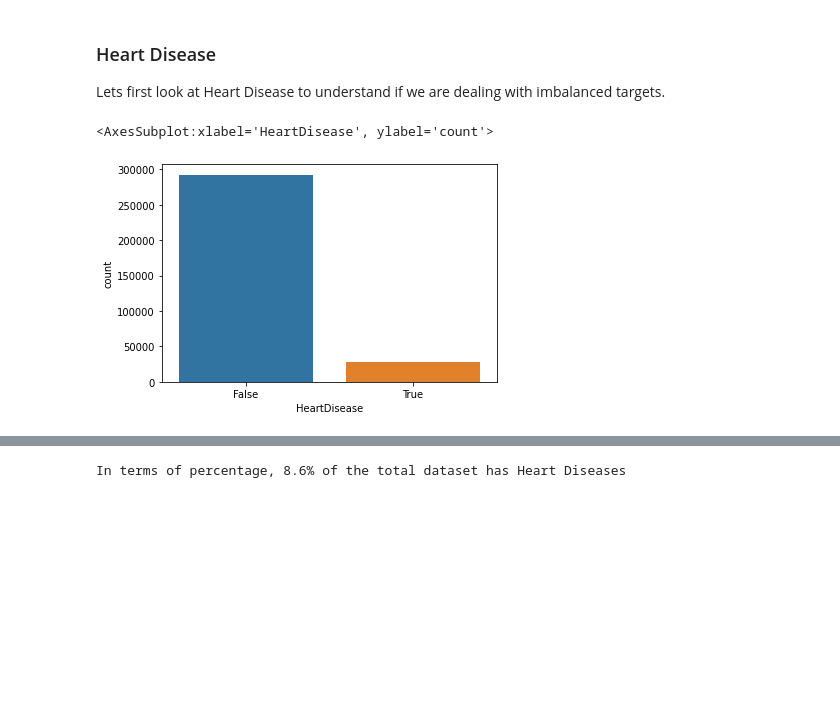
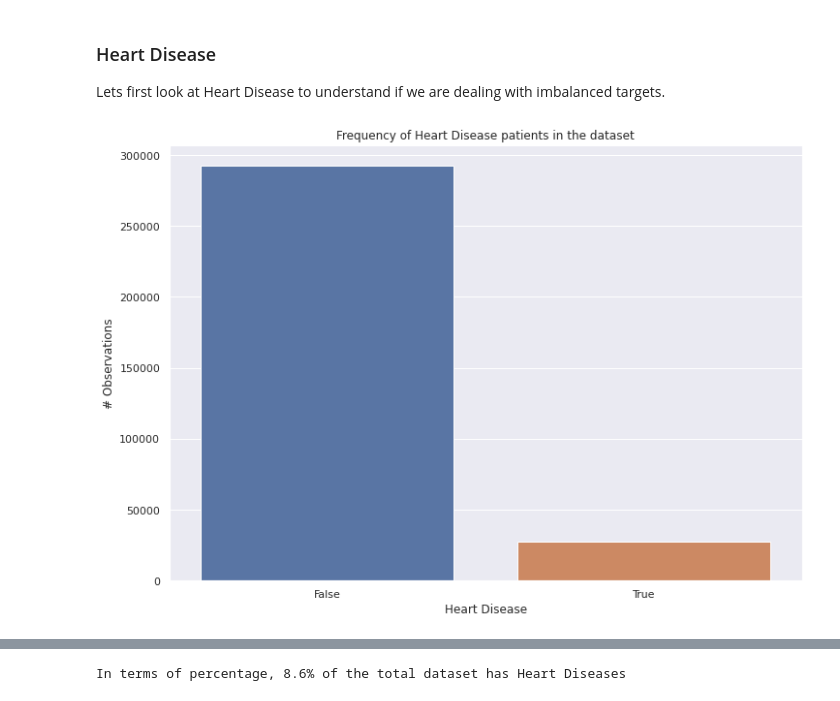
Before and after one commit to Portugapt/AAA-Explainability, a Jupyter notebook: source/1_preprocessing/1_heart-preprocess.ipynb, the cells around one changed output, grey strips where cells are left out. Cells and saved outputs as stored; diff of their text form; code cells hidden in the pictures; blank space fills up the shorter version.

```diff
--- a/source/1_preprocessing/1_heart-preprocess.ipynb
+++ b/source/1_preprocessing/1_heart-preprocess.ipynb
@@ -313,7 +313,9 @@ dfHeart_v1[['AgeCategory','AgeCategory_seq_fe', 'age_18-24_fe','age_25-29_fe', '
 
 Lets first look at Heart Disease to understand if we are dealing with imbalanced targets.
 # %%
-sns.countplot(x = dfHeart_v1['HeartDisease'])
+ax = sns.countplot(x = dfHeart_v1['HeartDisease'])
+ax.set(xlabel='Heart Disease', ylabel='# Observations', title = "Frequency of Heart Disease patients in the dataset")
+fig = ax.get_figure()
+fig.savefig('../../Deliveries/resources/heart_preprocessing_targetCount.png')
 # %% [output]
-<AxesSubplot:xlabel='HeartDisease', ylabel='count'>
-[figure, old version]
+[figure, new version]
```
Also changed, not shown: parts of 7 cells of this notebook, 5 other files.
